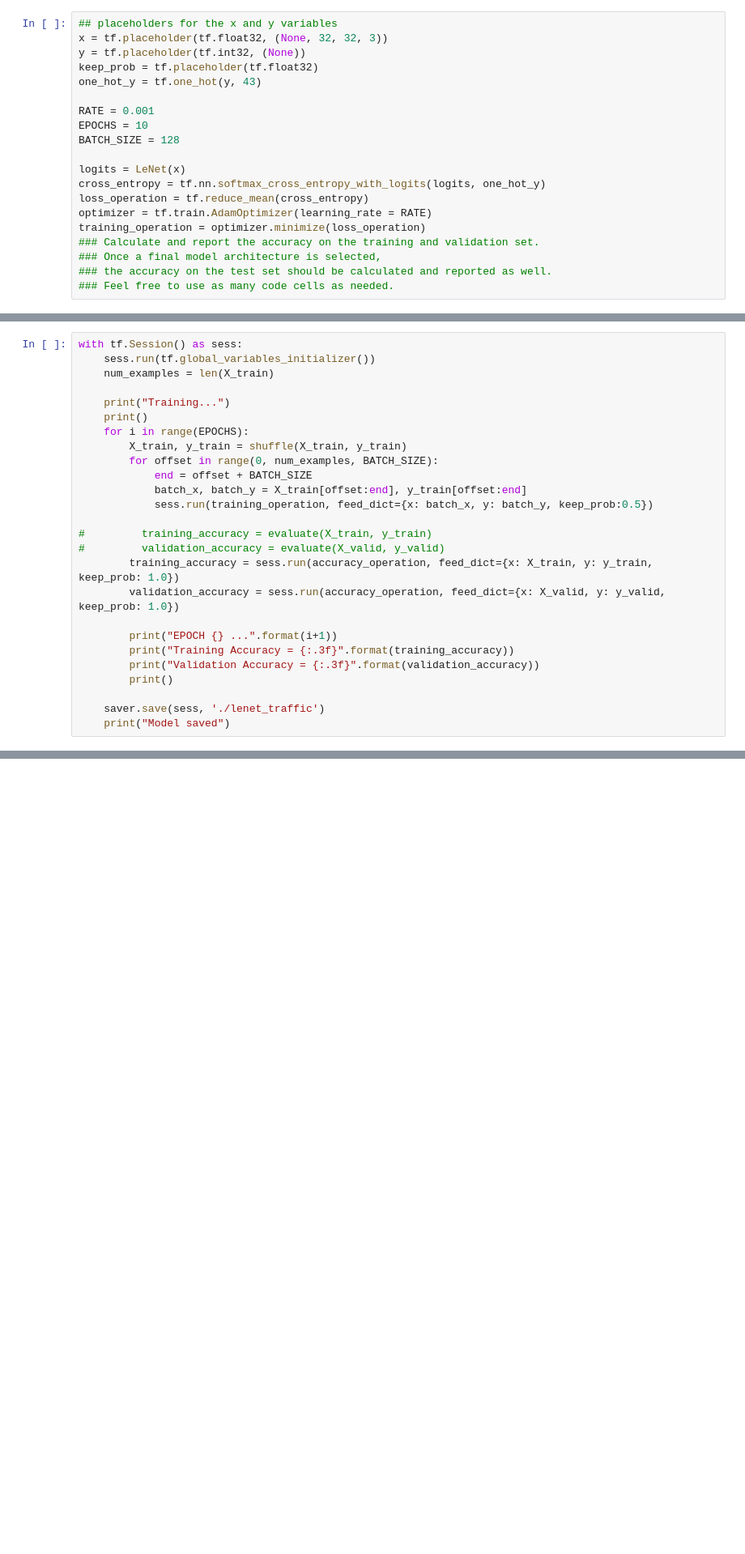
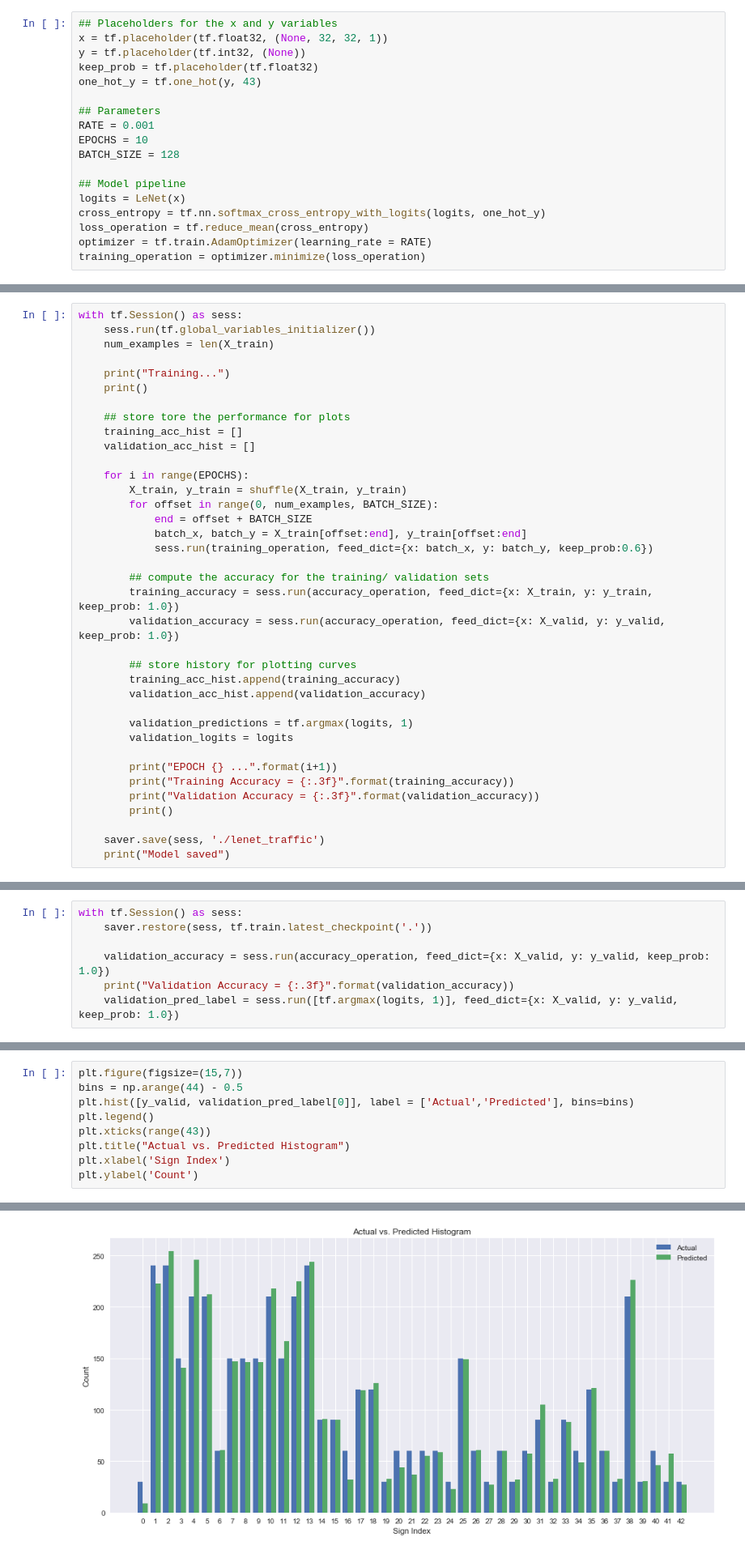
Before and after one commit to jeffwen/scdnd_traffic_sign, a Jupyter notebook: Traffic_Sign_Classifier.ipynb, the cells around one changed output, grey strips where cells are left out. Shown at 81% size. Drawn from its saved outputs; the diff is of its cells as text; blank space fills up the shorter version.

```diff
--- a/Traffic_Sign_Classifier.ipynb
+++ b/Traffic_Sign_Classifier.ipynb
@@ -225,25 +383,23 @@ def LeNet(x):
 A validation set can be used to assess how well the model is performing. A low accuracy on the training and validation
 sets imply underfitting. A high accuracy on the training set but low accuracy on the validation set implies overfitting.
 # %%
-## placeholders for the x and y variables
-x = tf.placeholder(tf.float32, (None, 32, 32, 3))
+## Placeholders for the x and y variables
+x = tf.placeholder(tf.float32, (None, 32, 32, 1))
 y = tf.placeholder(tf.int32, (None))
 keep_prob = tf.placeholder(tf.float32)
 one_hot_y = tf.one_hot(y, 43)
 
+## Parameters
 RATE = 0.001
 EPOCHS = 10
 BATCH_SIZE = 128
 
+## Model pipeline
 logits = LeNet(x)
 cross_entropy = tf.nn.softmax_cross_entropy_with_logits(logits, one_hot_y)
 loss_operation = tf.reduce_mean(cross_entropy)
 optimizer = tf.train.AdamOptimizer(learning_rate = RATE)
 training_operation = optimizer.minimize(loss_operation)
-### Calculate and report the accuracy on the training and validation set.
-### Once a final model architecture is selected,
-### the accuracy on the test set should be calculated and reported as well.
-### Feel free to use as many code cells as needed.
 # %% [markdown]
 ### Setting up model evaluation
 # %%
@@ -269,17 +426,28 @@ with tf.Session() as sess:
 
     print("Training...")
     print()
+
+    ## store tore the performance for plots
+    training_acc_hist = []
+    validation_acc_hist = []
+
     for i in range(EPOCHS):
         X_train, y_train = shuffle(X_train, y_train)
         for offset in range(0, num_examples, BATCH_SIZE):
             end = offset + BATCH_SIZE
             batch_x, batch_y = X_train[offset:end], y_train[offset:end]
-            sess.run(training_operation, feed_dict={x: batch_x, y: batch_y, keep_prob:0.5})
+            sess.run(training_operation, feed_dict={x: batch_x, y: batch_y, keep_prob:0.6})
 
-#         training_accuracy = evaluate(X_train, y_train)
-#         validation_accuracy = evaluate(X_valid, y_valid)
+        ## compute the accuracy for the training/ validation sets
         training_accuracy = sess.run(accuracy_operation, feed_dict={x: X_train, y: y_train, keep_prob: 1.0})
         validation_accuracy = sess.run(accuracy_operation, feed_dict={x: X_valid, y: y_valid, keep_prob: 1.0})
+
+        ## store history for plotting curves
+        training_acc_hist.append(training_accuracy)
+        validation_acc_hist.append(validation_accuracy)
+
+        validation_predictions = tf.argmax(logits, 1)
+        validation_logits = logits
 
         print("EPOCH {} ...".format(i+1))
         print("Training Accuracy = {:.3f}".format(training_accuracy))
@@ -308,0 +481,7 @@ Model saved
+# %%
+with tf.Session() as sess:
+    saver.restore(sess, tf.train.latest_checkpoint('.'))
+
+    validation_accuracy = sess.run(accuracy_operation, feed_dict={x: X_valid, y: y_valid, keep_prob: 1.0})
+    print("Validation Accuracy = {:.3f}".format(validation_accuracy))
+    validation_pred_label = sess.run([tf.argmax(logits, 1)], feed_dict={x: X_valid, y: y_valid, keep_prob: 1.0})
@@ -308,0 +490,10 @@ Model saved
+# %%
+plt.figure(figsize=(15,7))
+bins = np.arange(44) - 0.5
+plt.hist([y_valid, validation_pred_label[0]], label = ['Actual','Predicted'], bins=bins)
+plt.legend()
+plt.xticks(range(43))
+plt.title("Actual vs. Predicted Histogram")
+plt.xlabel('Sign Index')
+plt.ylabel('Count')
+# %% [output]
@@ -308,0 +501 @@ Model saved
+[figure, added]
```
Also changed, not shown: parts of 23 cells of this notebook, 45 other files.
